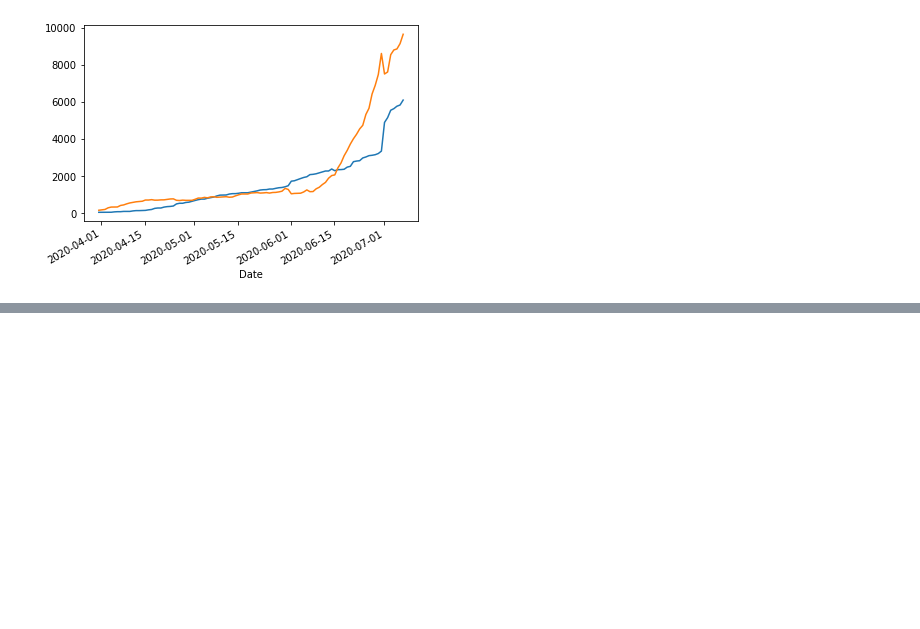
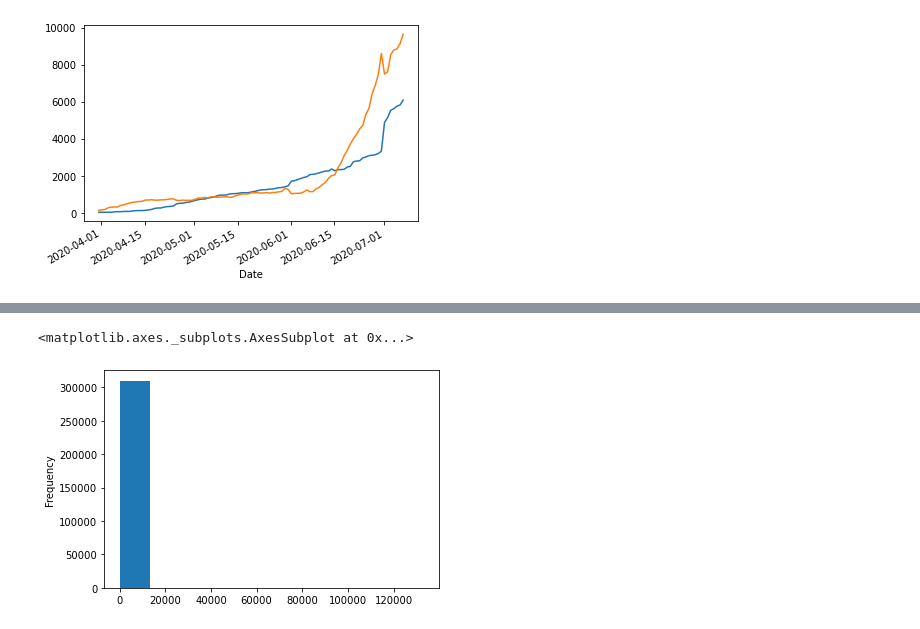
Before and after one commit to lancereinsmith/sacovid, a Jupyter notebook: Chart tester.ipynb, the cells around one changed output, grey strips where cells are left out. Drawn from its saved outputs; the diff is of its cells as text; code cells hidden in the pictures; blank space fills up the shorter version.

```diff
--- a/Chart tester.ipynb
+++ b/Chart tester.ipynb
@@ -95,0 +133,2 @@ df['Recovered'].plot()
+# %%
+df = pd.read_json('https://api.covid19api.com/dayone/country/united-states/status/deaths',convert_dates=True)
@@ -95,0 +137,2 @@ df['Recovered'].plot()
+# %%
+df.set_index('Date')
@@ -95,0 +154,2 @@ df['Recovered'].plot()
+# %%
+df.set_index('Date', inplace=True)
@@ -95,0 +171,5 @@ df['Recovered'].plot()
+# %%
+df['Deaths'].plot(kind='hist')
+# %% [output]
+<matplotlib.axes._subplots.AxesSubplot at 0x...>
+[figure, added]
```
Also changed, not shown: parts of 15 cells of this notebook, 5 other files.
